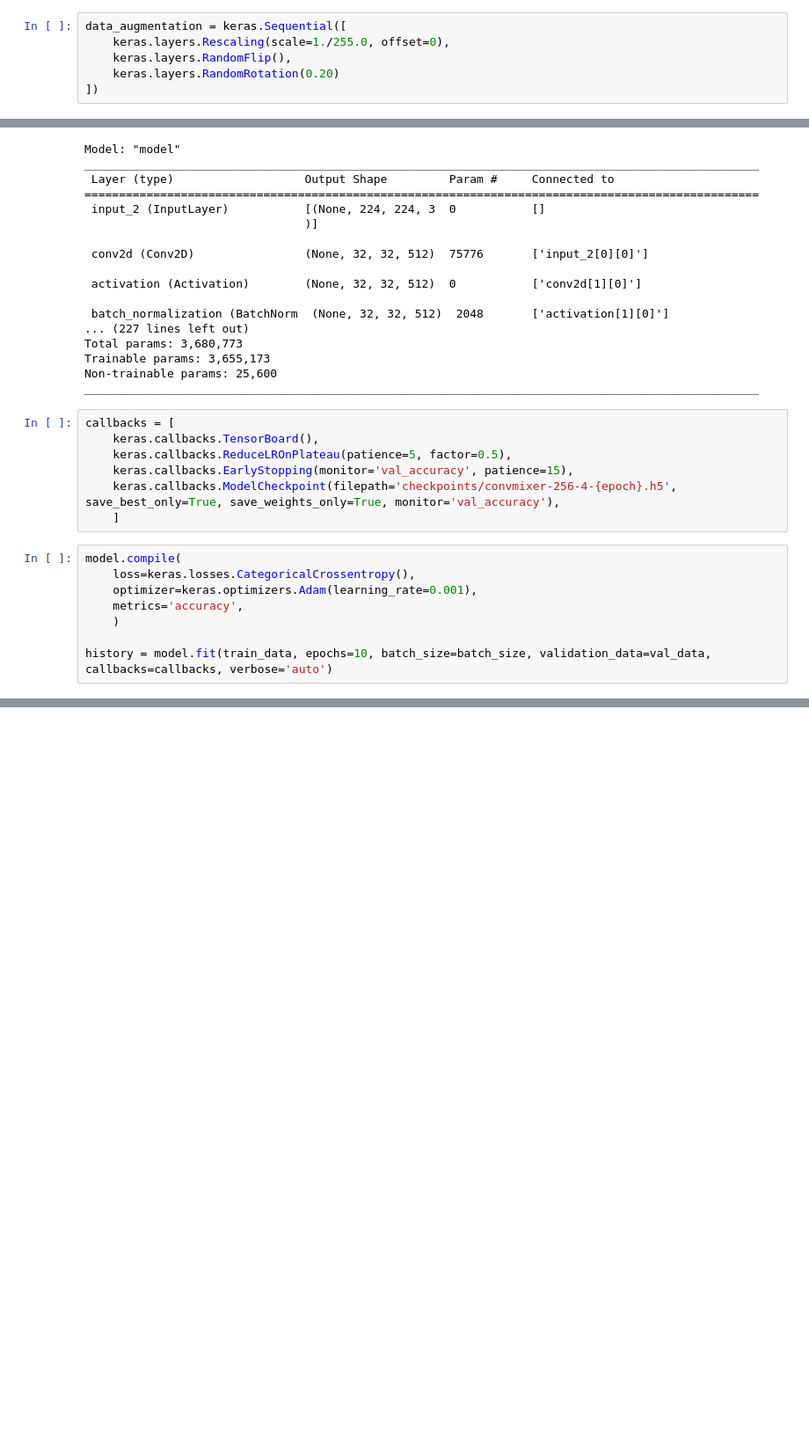
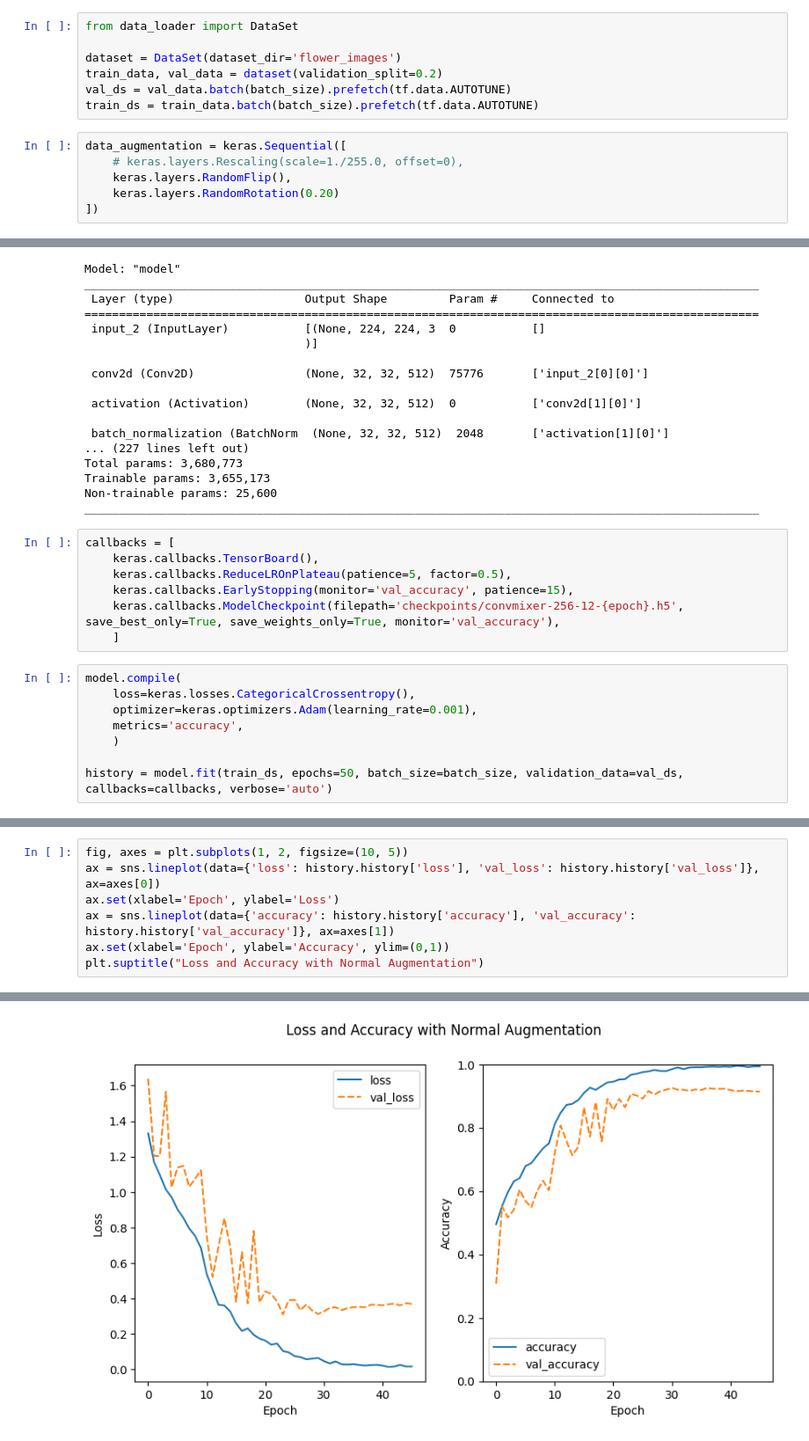
Before and after one commit to ahanaf019/Flower-Classification-Using-NN, a Jupyter notebook: convmixer.ipynb, the cells around one changed output, grey strips where cells are left out. Shown at 88% size. Cells and saved outputs as stored; diff of their text form; blank space fills up the shorter version.

Commit message:
Train ConvMixwe from scratch again

```diff
--- a/convmixer.ipynb
+++ b/convmixer.ipynb
@@ -40,6 +38,13 @@ Using 999 files for validation.
+# %%
+from data_loader import DataSet
+
+dataset = DataSet(dataset_dir='flower_images')
+train_data, val_data = dataset(validation_split=0.2)
+val_ds = val_data.batch(batch_size).prefetch(tf.data.AUTOTUNE)
+train_ds = train_data.batch(batch_size).prefetch(tf.data.AUTOTUNE)
 # %%
 data_augmentation = keras.Sequential([
-    keras.layers.Rescaling(scale=1./255.0, offset=0),
+    # keras.layers.Rescaling(scale=1./255.0, offset=0),
     keras.layers.RandomFlip(),
     keras.layers.RandomRotation(0.20)
 ])
@@ -108,7 +113,7 @@ callbacks = [
     keras.callbacks.TensorBoard(),
     keras.callbacks.ReduceLROnPlateau(patience=5, factor=0.5),
     keras.callbacks.EarlyStopping(monitor='val_accuracy', patience=15),
-    keras.callbacks.ModelCheckpoint(filepath='checkpoints/convmixer-256-4-{epoch}.h5', save_best_only=True, save_weights_only=True, monitor='val_accuracy'),
+    keras.callbacks.ModelCheckpoint(filepath='checkpoints/convmixer-256-12-{epoch}.h5', save_best_only=True, save_weights_only=True, monitor='val_accuracy'),
     ]
 # %%
 model.compile(
@@ -117,5 +122,5 @@ model.compile(
     metrics='accuracy',
     )
 
-history = model.fit(train_data, epochs=10, batch_size=batch_size, validation_data=val_data, callbacks=callbacks, verbose='auto')
+history = model.fit(train_ds, epochs=50, batch_size=batch_size, validation_data=val_ds, callbacks=callbacks, verbose='auto')
 # %% [output]
@@ -153,0 +144,8 @@ ax.set(xlabel='epoch', ylabel='accuracy', ylim=(0,1))
+# %%
+fig, axes = plt.subplots(1, 2, figsize=(10, 5))
+ax = sns.lineplot(data={'loss': history.history['loss'], 'val_loss': history.history['val_loss']}, ax=axes[0])
+ax.set(xlabel='Epoch', ylabel='Loss')
+ax = sns.lineplot(data={'accuracy': history.history['accuracy'], 'val_accuracy': history.history['val_accuracy']}, ax=axes[1])
+ax.set(xlabel='Epoch', ylabel='Accuracy', ylim=(0,1))
+plt.suptitle("Loss and Accuracy with Normal Augmentation")
+# %% [output]
@@ -153,0 +153 @@ ax.set(xlabel='epoch', ylabel='accuracy', ylim=(0,1))
+[figure, added]
```
Also changed, not shown: parts of 5 cells of this notebook.
